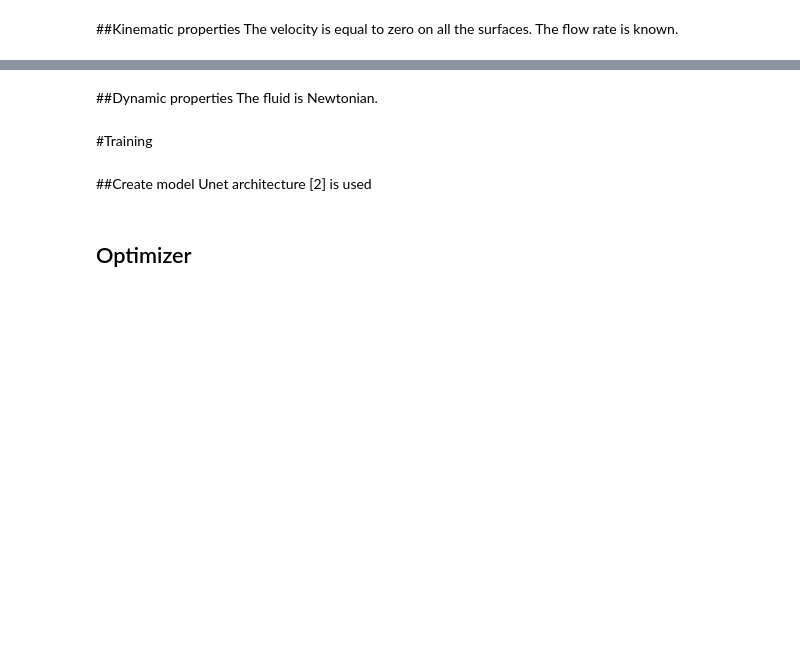
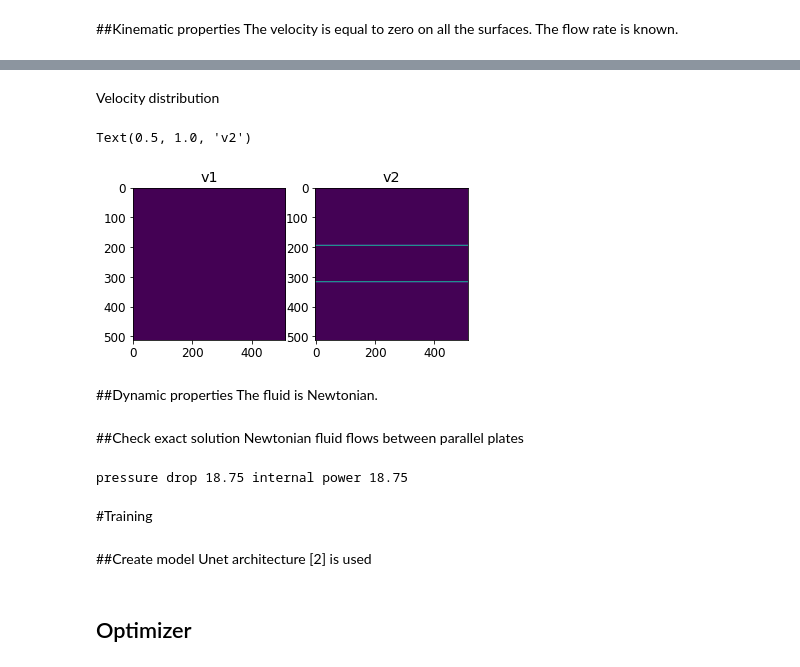
Before and after one commit to Mechanics-Mechatronics-and-Robotics/Physics-based-loss-and-machine-learning-approach-in-application-to-viscous-fluids-flow-modeling, a Jupyter notebook: Main.ipynb, the cells around one changed output, grey strips where cells are left out. Saved outputs shown, nothing was run; the diff lists cells and outputs as text; code cells hidden in the pictures; blank space fills up the shorter version.

```diff
--- a/Main.ipynb
+++ b/Main.ipynb
@@ -128,23 +130,3 @@ def colorFilter(img, color):
 ##Major functions
 
 Distributions: the velocity components [[$v_1$, $v_2$]], the strain rate tensor components [[$\xi_{ij}$]], $\xi_{ij}=\xi_{ji}$ . And the shear rate intensity Η.
-# %%
-def velocityDistr(psi,lim1,lim2):
-
-  n = psi.shape
-
-
-  v1 = torch.zeros(n)
-  v2 = torch.zeros(n)
-
-  x1 = torch.linspace(0,1,n[0])
-  x2 = torch.linspace(0,1,n[1])
-  dx1n = x1[1]-x1[0]
-  dx2n = x2[1]-x2[0]
-
-  for i in range (n[0]):
-    for j in range (n[1]):
-      # v1[i][j] = - mydiff(i,psi[:,j],dx2n)/lim2[1]
-      v2[i][j] = - mydiff(j,psi[i,:],dx1n)/lim1[1]
-
-  return (v1,v2)
@@ -181,0 +133,9 @@ def TksiDistr(v1,v2,lim1,lim2):
+# %%
+def velocityDistr(psi,dx1n,dx2n,lim1,lim2):
+
+  n = psi.shape
+  dpsidx1, dpsidx2 = num_diff(psi, dx1n, dx2n)
+  v1 = dpsidx2/lim2[1]
+  v2 = - dpsidx1/lim1[1]
+
+  return v1,v2
@@ -253,8 +238,32 @@ plt.imshow(psi0Masked)
+# %% [markdown]
+Velocity distribution
+# %%
+v1, v2 = velocityDistr(psi0Masked,dx1n,dx2n,lim1,lim2)
+fig = plt.figure(figsize=(figSize*2, figSize))
+plt.subplot(1,2,1)
+plt.imshow(v1)
+plt.title('v1')
+plt.subplot(1,2,2)
+plt.imshow(v2)
+plt.title('v2')
+# %% [output]
+Text(0.5, 1.0, 'v2')
+[figure, added]
 # %% [markdown]
 ##Dynamic properties
 The fluid is Newtonian.
 # %%
 mu = 1e-3 # koefficient of dynamic viscosity (viscosity), Pa*s
+# %% [markdown]
+##Check exact solution
+Newtonian fluid flows between parallel plates
+# %%
+h=L/5
+pressureDrop = Q*3*mu*L/(2*h*h*h)
+internalPower = pressureDrop*Q
+print('pressure drop',pressureDrop,'internal power',internalPower)
+# %% [output]
+pressure drop 18.75 internal power 18.75
 # %% [markdown]
 #Training
 # %% [markdown]
```
Also changed, not shown: parts of 29 cells of this notebook.
